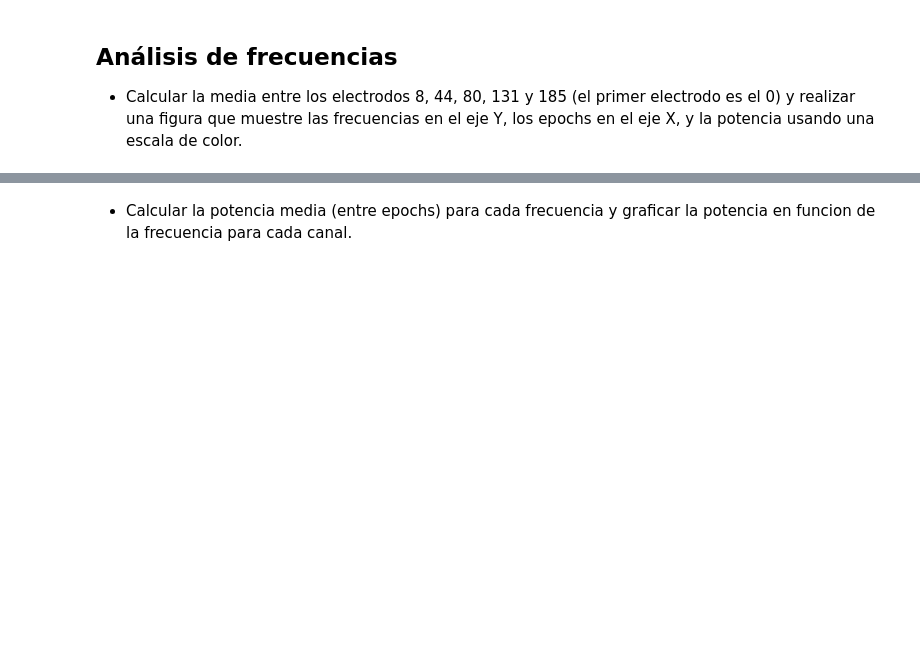
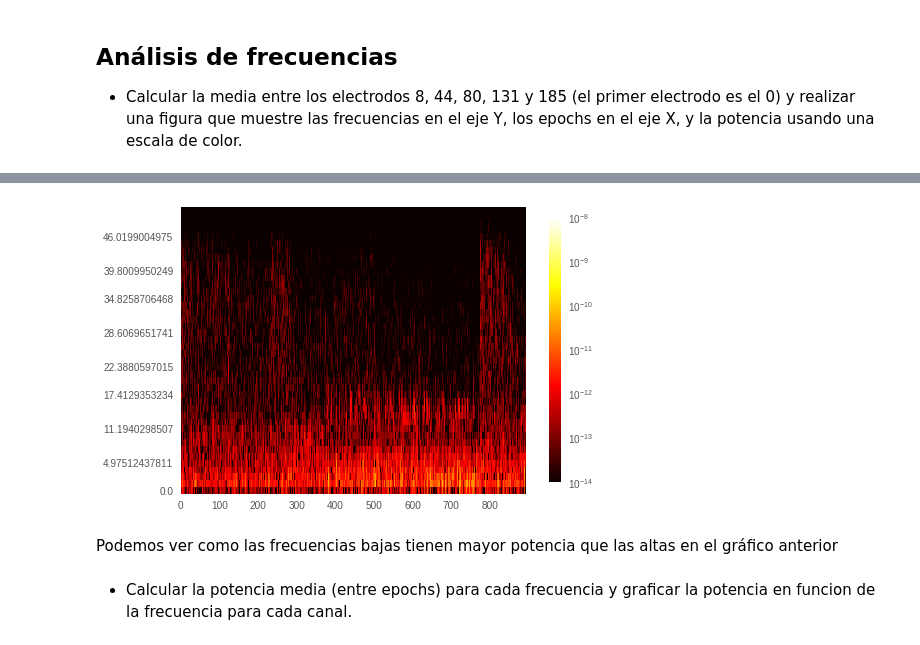
Before and after one commit to MascittiJA/CienciaDatos, a Jupyter notebook: TP2/TP2Entrega.ipynb, the cells around one changed output, grey strips where cells are left out. Drawn from its saved outputs; the diff is of its cells as text; code cells hidden in the pictures; blank space fills up the shorter version.

```diff
--- a/TP2/TP2Entrega.ipynb
+++ b/TP2/TP2Entrega.ipynb
@@ -100,18 +152,22 @@ potencias = welchs[:,1,:42]
 # %%
 #sns.heatmap(potencias.T, norm=LogNorm(vmin=1.0e-14, vmax=1.0e-08))
 #sns.plt.yticks(np.linspace(0,42,6), ['a','b','c','d','e','f'])
 #sns.plt.xticks(np.linspace(100,800))
 #sns.plt.show()
 #sns.heatmap(potencias.T)
 
 plt.axes([1,1,1,1])
 plt.grid(False)
 yticks = np.linspace(0,len(potencias[0]),10, dtype=np.int)
 plt.yticks(yticks, welchs[0,0,yticks])
 plt.imshow(potencias.T, interpolation='nearest', cmap='hot', origin='lower', aspect='auto', norm=LogNorm(vmin=1.0e-14, vmax=1.0e-08))
 plt.colorbar(shrink=.92)
 
-plt.show()
+Podemos ver como plt.show()
+# %% [output]
+[figure, added]
+# %% [markdown]
+Podemos ver como las frecuencias bajas tienen mayor potencia que las altas en el gráfico anterior
 # %% [markdown]
 - Calcular la potencia media (entre epochs) para cada frecuencia y graficar la potencia en funcion de la frecuencia para cada canal.
 # %%
```
Also changed, not shown: parts of 38 cells of this notebook.
